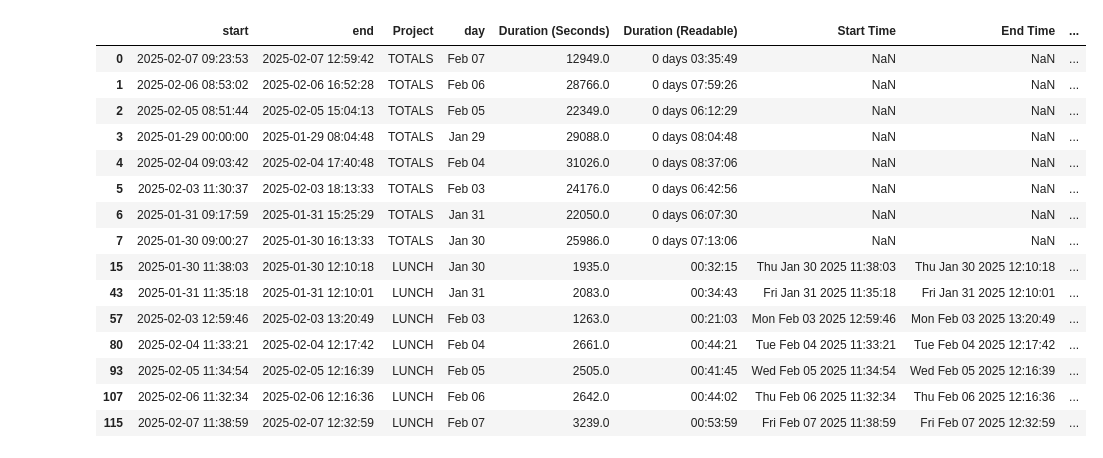
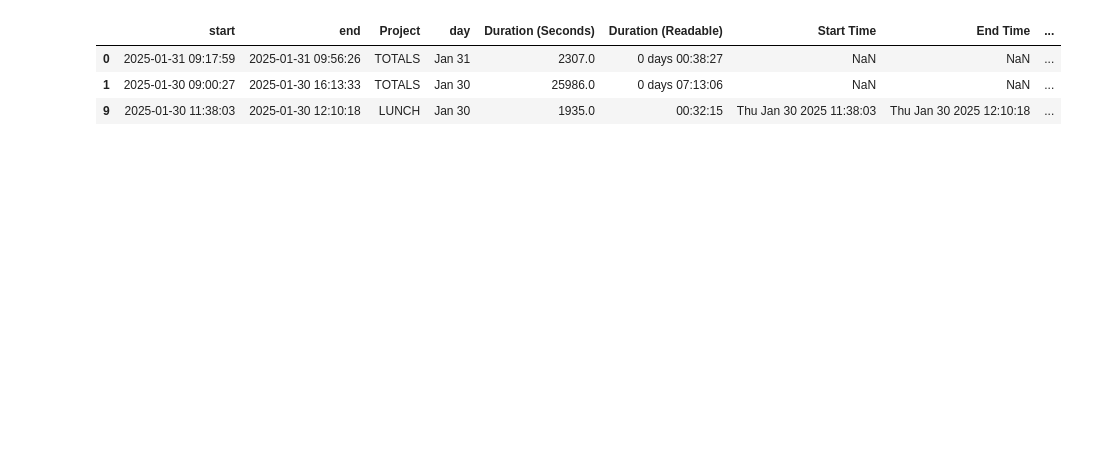
Before and after one commit to elastic-pangolin/time-tracker-notebook, a Jupyter notebook: Untitled.ipynb, the cells around one changed output. Saved outputs shown, nothing was run; the diff lists cells and outputs as text; code cells hidden in the pictures; blank space fills up the shorter version.

```diff
--- a/Untitled.ipynb
+++ b/Untitled.ipynb
@@ -1,5 +1,5 @@
 # %%
-FILEPATH = "/home/hedwigamberg/PRIVATE/ticket-based.csv"
+FILEPATH = "ticket-test.csv"
 
 import os
 import re
@@ -53,48 +53,36 @@ for day in covered_days:
         if project != 'TOTALS':
             total_tracked_day += eval_day[project]
         if not eval_total.get(project):
             eval_total[project] = 0
         eval_total[project] += eval_day[project]
 
     #print(eval_day['TOTALS'], " - ", total_tracked_day)
     eval_day['untracked'] = eval_day['TOTALS'] - total_tracked_day
     if not eval_total.get('untracked'):
         eval_total['untracked'] = 0
     eval_total['untracked'] += eval_day['untracked']
     eval_days[day] = eval_day
 
 projects = list(df['Project'].unique())
 projects.append('untracked')
 colors = plt.cm.viridis(np.linspace(0, 1, len(projects)))
 
 # switch break/lunch/total colors out for grey
 colors[projects.index('LUNCH')] = np.array( matcolors.to_rgb('lightgrey')+(1,) )
 #colors[projects.index('BREAKS')] = np.array( matcolors.to_rgb('lightgrey')+(1,) )
 colors[projects.index('TOTALS')] = np.array( matcolors.to_rgb('lightgrey')+(1,) )
 colors[projects.index('untracked')] = np.array( matcolors.to_rgb('white')+(1,) )
 
 workhours_df = df[ (df['Project'] == "TOTALS") | (df['Project'] == "LUNCH") ]
 workhours_df.to_csv('workhours.csv')
 workhours_df
 
 #pd.DataFrame({ key : [value] for key, value in eval_total.items() }).to_csv()
 # %% [output]
 |  | start | end | Project | day | Duration (Seconds) | Duration (Readable) | Start Time | End Time | ... |
-| 0 | 2025-02-07 09:23:53 | 2025-02-07 12:59:42 | TOTALS | Feb 07 | 12949.0 | 0 days 03:35:49 | NaN | NaN | ... |
-| 1 | 2025-02-06 08:53:02 | 2025-02-06 16:52:28 | TOTALS | Feb 06 | 28766.0 | 0 days 07:59:26 | NaN | NaN | ... |
-| 2 | 2025-02-05 08:51:44 | 2025-02-05 15:04:13 | TOTALS | Feb 05 | 22349.0 | 0 days 06:12:29 | NaN | NaN | ... |
-| 3 | 2025-01-29 00:00:00 | 2025-01-29 08:04:48 | TOTALS | Jan 29 | 29088.0 | 0 days 08:04:48 | NaN | NaN | ... |
-| 4 | 2025-02-04 09:03:42 | 2025-02-04 17:40:48 | TOTALS | Feb 04 | 31026.0 | 0 days 08:37:06 | NaN | NaN | ... |
-| 5 | 2025-02-03 11:30:37 | 2025-02-03 18:13:33 | TOTALS | Feb 03 | 24176.0 | 0 days 06:42:56 | NaN | NaN | ... |
-| 6 | 2025-01-31 09:17:59 | 2025-01-31 15:25:29 | TOTALS | Jan 31 | 22050.0 | 0 days 06:07:30 | NaN | NaN | ... |
-| 7 | 2025-01-30 09:00:27 | 2025-01-30 16:13:33 | TOTALS | Jan 30 | 25986.0 | 0 days 07:13:06 | NaN | NaN | ... |
-| 15 | 2025-01-30 11:38:03 | 2025-01-30 12:10:18 | LUNCH | Jan 30 | 1935.0 | 00:32:15 | Thu Jan 30 2025 11:38:03 | Thu Jan 30 2025 12:10:18 | ... |
-| 43 | 2025-01-31 11:35:18 | 2025-01-31 12:10:01 | LUNCH | Jan 31 | 2083.0 | 00:34:43 | Fri Jan 31 2025 11:35:18 | Fri Jan 31 2025 12:10:01 | ... |
-| 57 | 2025-02-03 12:59:46 | 2025-02-03 13:20:49 | LUNCH | Feb 03 | 1263.0 | 00:21:03 | Mon Feb 03 2025 12:59:46 | Mon Feb 03 2025 13:20:49 | ... |
-| 80 | 2025-02-04 11:33:21 | 2025-02-04 12:17:42 | LUNCH | Feb 04 | 2661.0 | 00:44:21 | Tue Feb 04 2025 11:33:21 | Tue Feb 04 2025 12:17:42 | ... |
-| 93 | 2025-02-05 11:34:54 | 2025-02-05 12:16:39 | LUNCH | Feb 05 | 2505.0 | 00:41:45 | Wed Feb 05 2025 11:34:54 | Wed Feb 05 2025 12:16:39 | ... |
-| 107 | 2025-02-06 11:32:34 | 2025-02-06 12:16:36 | LUNCH | Feb 06 | 2642.0 | 00:44:02 | Thu Feb 06 2025 11:32:34 | Thu Feb 06 2025 12:16:36 | ... |
-| 115 | 2025-02-07 11:38:59 | 2025-02-07 12:32:59 | LUNCH | Feb 07 | 3239.0 | 00:53:59 | Fri Feb 07 2025 11:38:59 | Fri Feb 07 2025 12:32:59 | ... |
+| 0 | 2025-01-31 09:17:59 | 2025-01-31 09:56:26 | TOTALS | Jan 31 | 2307.0 | 0 days 00:38:27 | NaN | NaN | ... |
+| 1 | 2025-01-30 09:00:27 | 2025-01-30 16:13:33 | TOTALS | Jan 30 | 25986.0 | 0 days 07:13:06 | NaN | NaN | ... |
+| 9 | 2025-01-30 11:38:03 | 2025-01-30 12:10:18 | LUNCH | Jan 30 | 1935.0 | 00:32:15 | Thu Jan 30 2025 11:38:03 | Thu Jan 30 2025 12:10:18 | ... |
 # %%
 for day in covered_days:
     # print a plot per day
```
Also changed, not shown: parts of 2 cells of this notebook.
